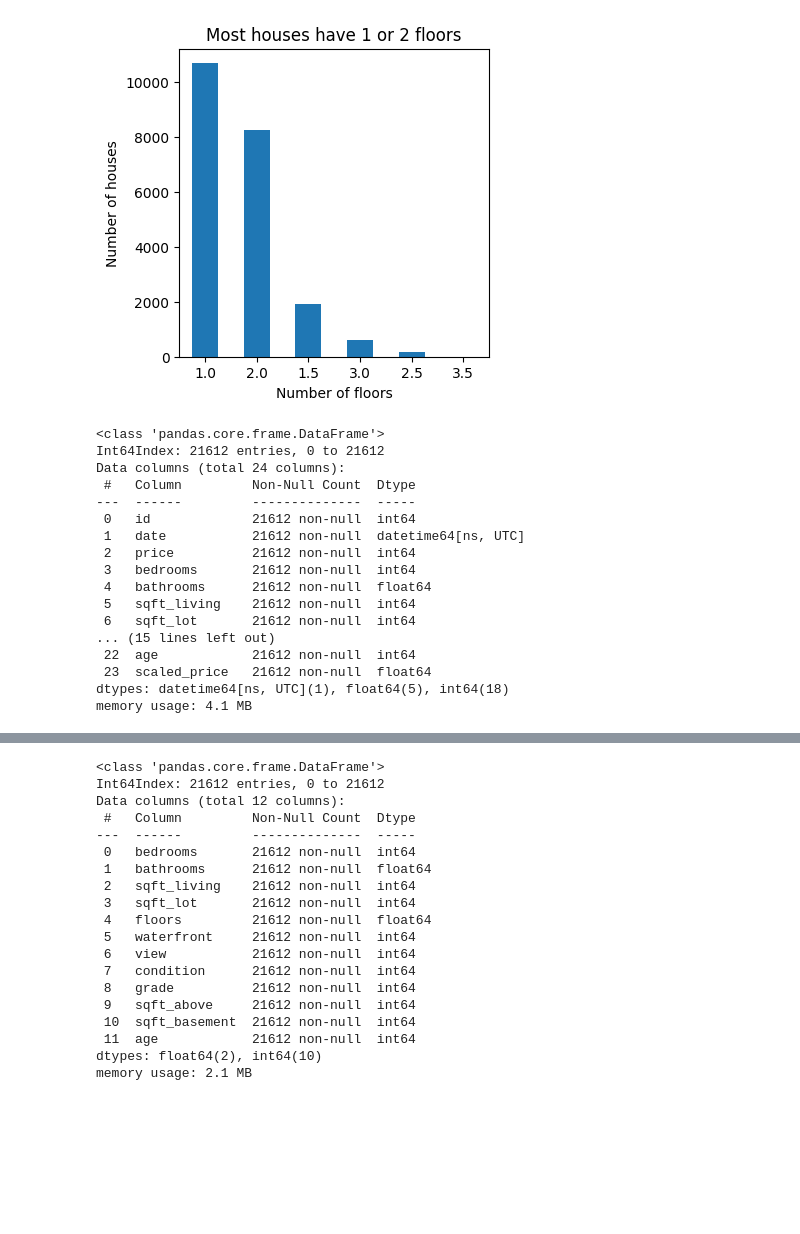
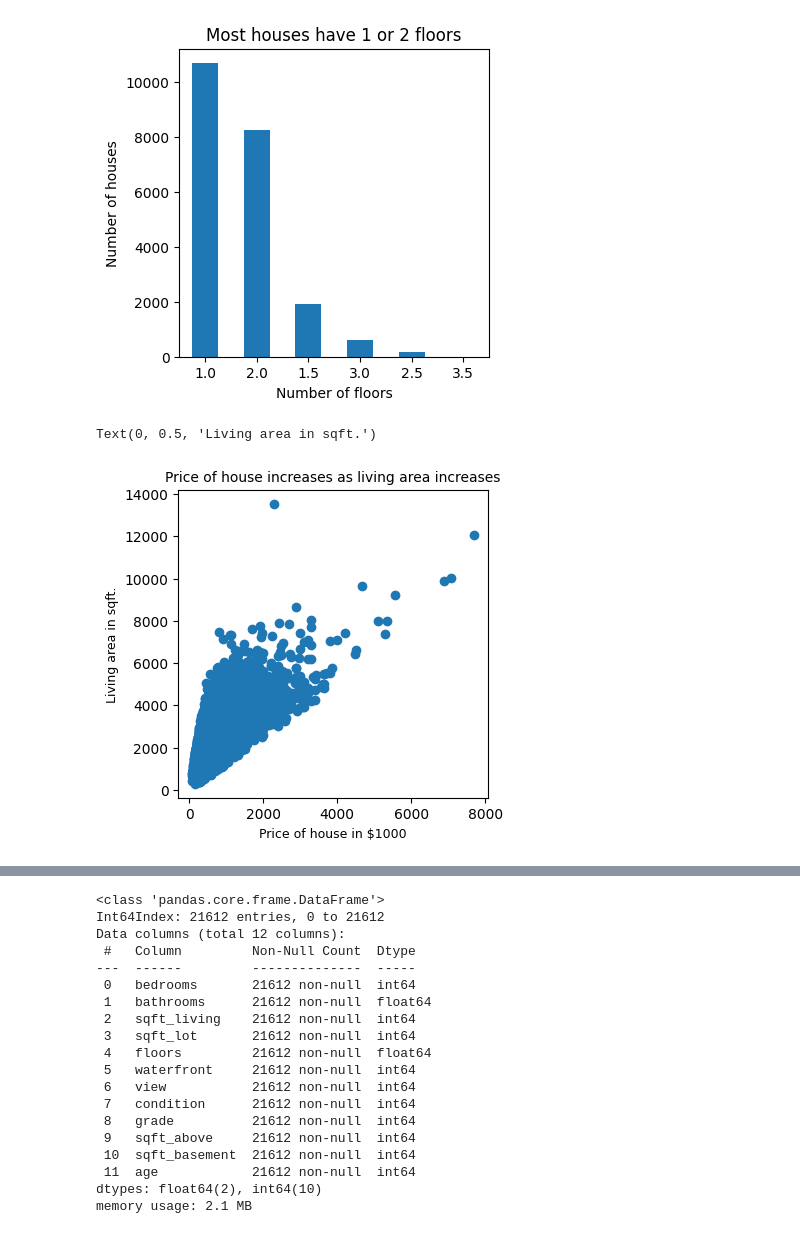
Before and after one commit to Cshefali/Data-Science-Projects-Python, a Jupyter notebook: Python/Housing Price Prediction- Final Draft.ipynb, the cells around one changed output, grey strips where cells are left out. Saved outputs shown, nothing was run; the diff lists cells and outputs as text; code cells hidden in the pictures; blank space fills up the shorter version.

```diff
--- a/Python/Housing Price Prediction- Final Draft.ipynb
+++ b/Python/Housing Price Prediction- Final Draft.ipynb
@@ -165,23 +165,15 @@ plt.ylabel("Number of houses")
 # %% [output]
 Text(0, 0.5, 'Number of houses')
 [figure]
-# %%
-housing_dataset.info()
-# %% [output]
-<class 'pandas.core.frame.DataFrame'>
-Int64Index: 21612 entries, 0 to 21612
-Data columns (total 24 columns):
- #   Column         Non-Null Count  Dtype
----  ------         --------------  -----
- 0   id             21612 non-null  int64
- 1   date           21612 non-null  datetime64[ns, UTC]
- 2   price          21612 non-null  int64
- 3   bedrooms       21612 non-null  int64
- 4   bathrooms      21612 non-null  float64
- 5   sqft_living    21612 non-null  int64
- 6   sqft_lot       21612 non-null  int64
-... (15 lines left out)
- 22  age            21612 non-null  int64
- 23  scaled_price   21612 non-null  float64
-dtypes: datetime64[ns, UTC](1), float64(5), int64(18)
-memory usage: 4.1 MB
+# %%
+#relationship between price of house and living area
+plt.figure(figsize = (4,4))
+#to prevent scientific notation
+plt.ticklabel_format(style = 'plain')
+plt.scatter(housing_dataset.scaled_price, housing_dataset.sqft_living)
+plt.title("Price of house increases as living area increases", fontsize = 10)
+plt.xlabel("Price of house in $1000", fontsize = 9)
+plt.ylabel("Living area in sqft.", fontsize = 9)
+# %% [output]
+Text(0, 0.5, 'Living area in sqft.')
+[figure, added]
```
Also changed, not shown: parts of 7 cells of this notebook.
